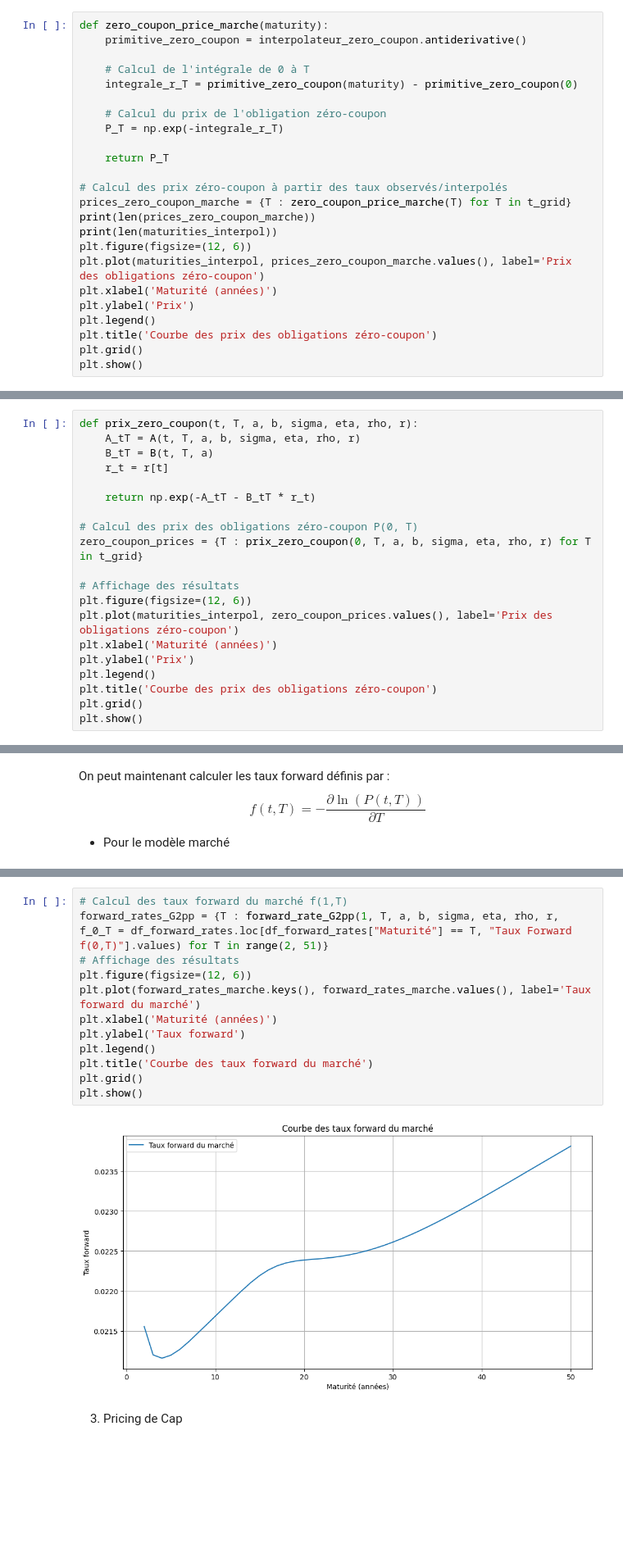
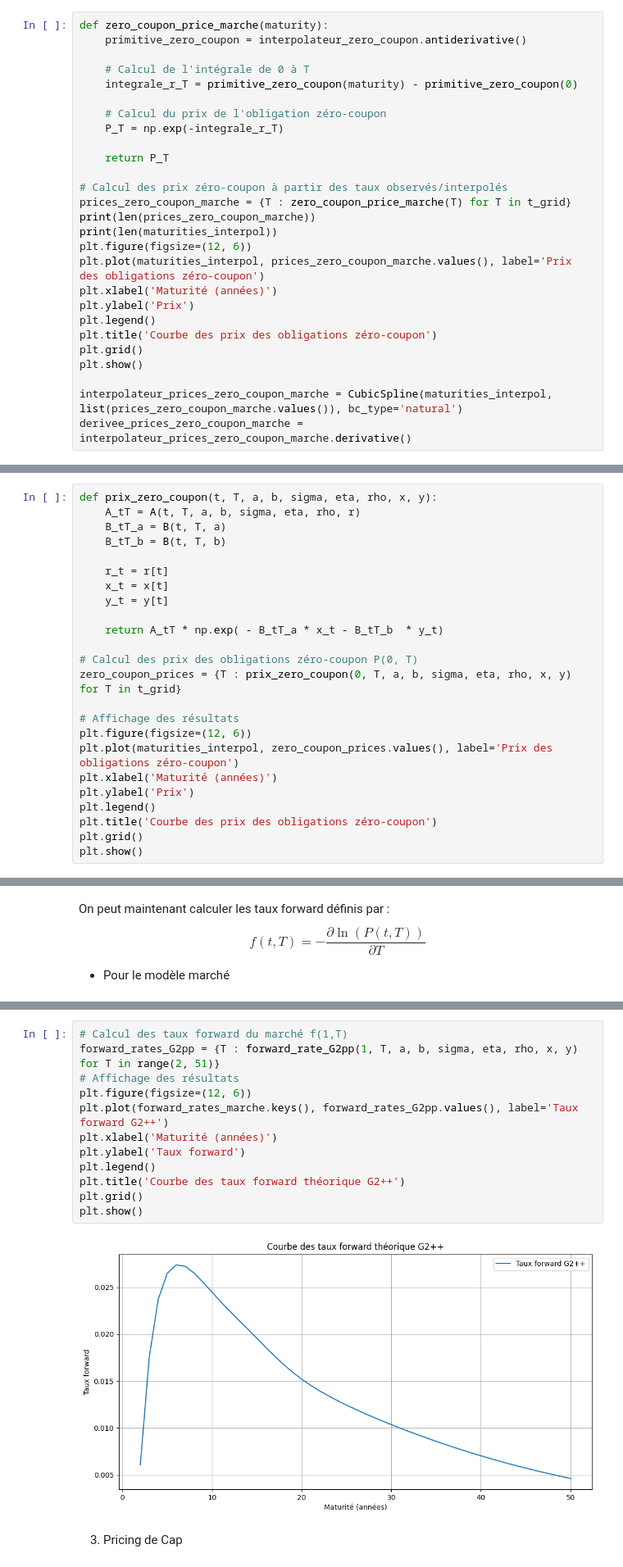
Before and after one commit to massine-djn/StatApp_GSE, a Jupyter notebook: main.ipynb, the cells around one changed output, grey strips where cells are left out. Shown at 82% size. Drawn from its saved outputs; the diff is of its cells as text; blank space fills up the shorter version.

```diff
--- a/main.ipynb
+++ b/main.ipynb
@@ -401,6 +401,9 @@ plt.legend()
 plt.title('Courbe des prix des obligations zéro-coupon')
 plt.grid()
 plt.show()
+
+interpolateur_prices_zero_coupon_marche = CubicSpline(maturities_interpol, list(prices_zero_coupon_marche.values()), bc_type='natural')
+derivee_prices_zero_coupon_marche = interpolateur_prices_zero_coupon_marche.derivative()
 # %% [output]
 5001
 5001
@@ -477,13 +491,17 @@ def A(t, T, a, b, sigma, eta, rho, r):
 # %%
-def prix_zero_coupon(t, T, a, b, sigma, eta, rho, r):
+def prix_zero_coupon(t, T, a, b, sigma, eta, rho, x, y):
     A_tT = A(t, T, a, b, sigma, eta, rho, r)
-    B_tT = B(t, T, a)
+    B_tT_a = B(t, T, a)
+    B_tT_b = B(t, T, b)
+
     r_t = r[t]
+    x_t = x[t]
+    y_t = y[t]
 
-    return np.exp(-A_tT - B_tT * r_t)
+    return A_tT * np.exp( - B_tT_a * x_t - B_tT_b  * y_t)
 
 # Calcul des prix des obligations zéro-coupon P(0, T)
-zero_coupon_prices = {T : prix_zero_coupon(0, T, a, b, sigma, eta, rho, r) for T in t_grid}
+zero_coupon_prices = {T : prix_zero_coupon(0, T, a, b, sigma, eta, rho, x, y) for T in t_grid}
 
 # Affichage des résultats
 plt.figure(figsize=(12, 6))
@@ -579,17 +605,17 @@ forward_rate_G2pp(3,4,a,b,sigma,eta,rho,r,f_0_T)
 # %%
 # Calcul des taux forward du marché f(1,T)
-forward_rates_G2pp = {T : forward_rate_G2pp(1, T, a, b, sigma, eta, rho, r, f_0_T = df_forward_rates.loc[df_forward_rates["Maturité"] == T, "Taux Forward f(0,T)"].values) for T in range(2, 51)}
+forward_rates_G2pp = {T : forward_rate_G2pp(1, T, a, b, sigma, eta, rho, x, y) for T in range(2, 51)}
 # Affichage des résultats
 plt.figure(figsize=(12, 6))
-plt.plot(forward_rates_marche.keys(), forward_rates_marche.values(), label='Taux forward du marché')
+plt.plot(forward_rates_marche.keys(), forward_rates_G2pp.values(), label='Taux forward G2++')
 plt.xlabel('Maturité (années)')
 plt.ylabel('Taux forward')
 plt.legend()
-plt.title('Courbe des taux forward du marché')
+plt.title('Courbe des taux forward théorique G2++')
 plt.grid()
 plt.show()
 # %% [output]
-[figure, old version]
+[figure, new version]
 # %% [markdown]
 3) Pricing de Cap
 # %% [markdown]
```
Also changed, not shown: parts of 14 cells of this notebook.
